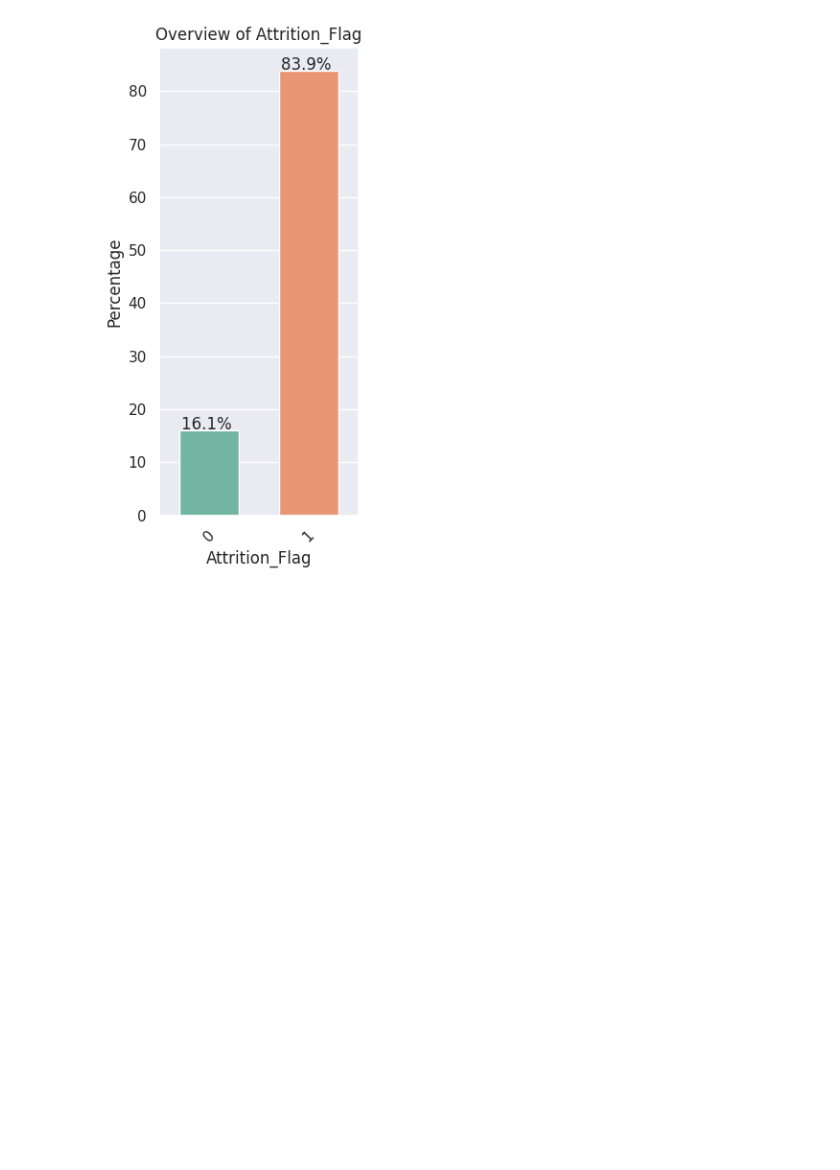
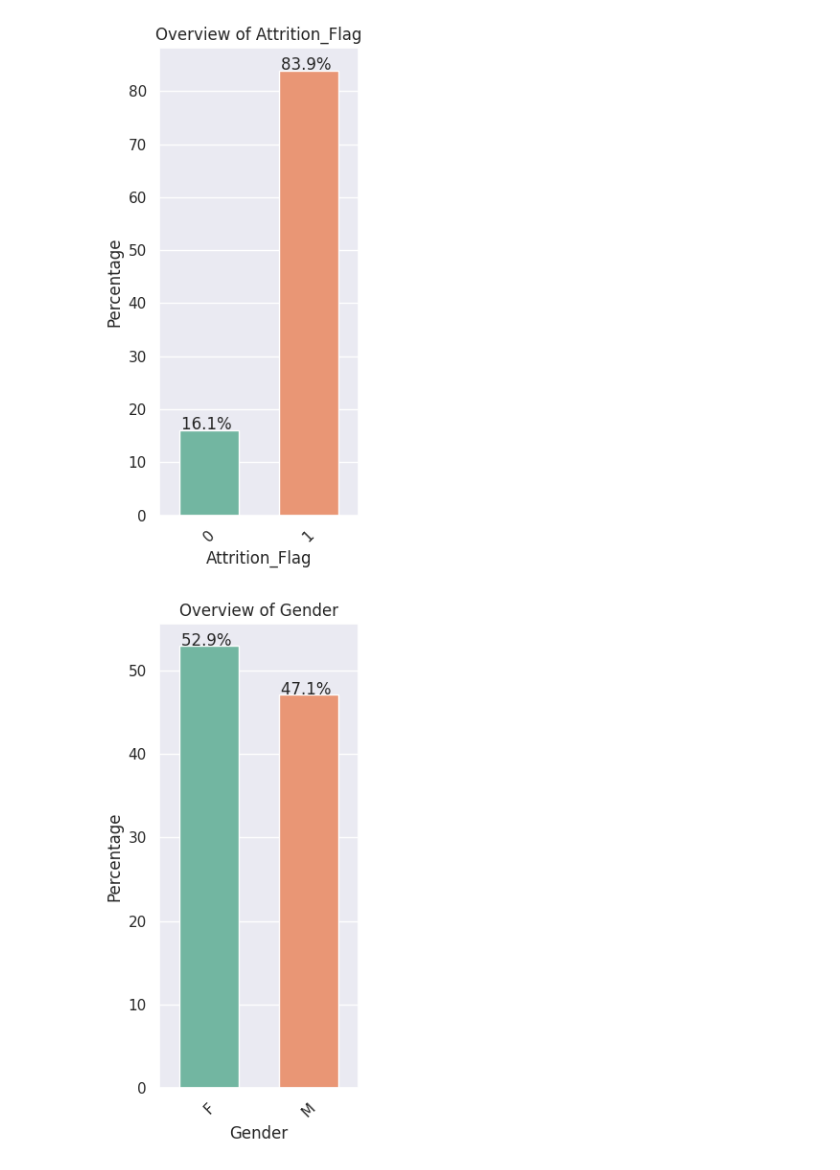
Before and after one commit to Rajesh2015/credit-card-user-churn-prediction, a Jupyter notebook: credit-card-churn-solution.ipynb, the cells around one changed output. Drawn from its saved outputs; the diff is of its cells as text; code cells hidden in the pictures; blank space fills up the shorter version.

```diff
--- a/credit-card-churn-solution.ipynb
+++ b/credit-card-churn-solution.ipynb
@@ -1086,0 +1085,4 @@ plot
+# %%
+plot_bar_chart_percentage(df_encod,'Gender','Gender',pellete=pellete)
+# %% [output]
+[figure, added]
```
Also changed, not shown: parts of 6 cells of this notebook.
